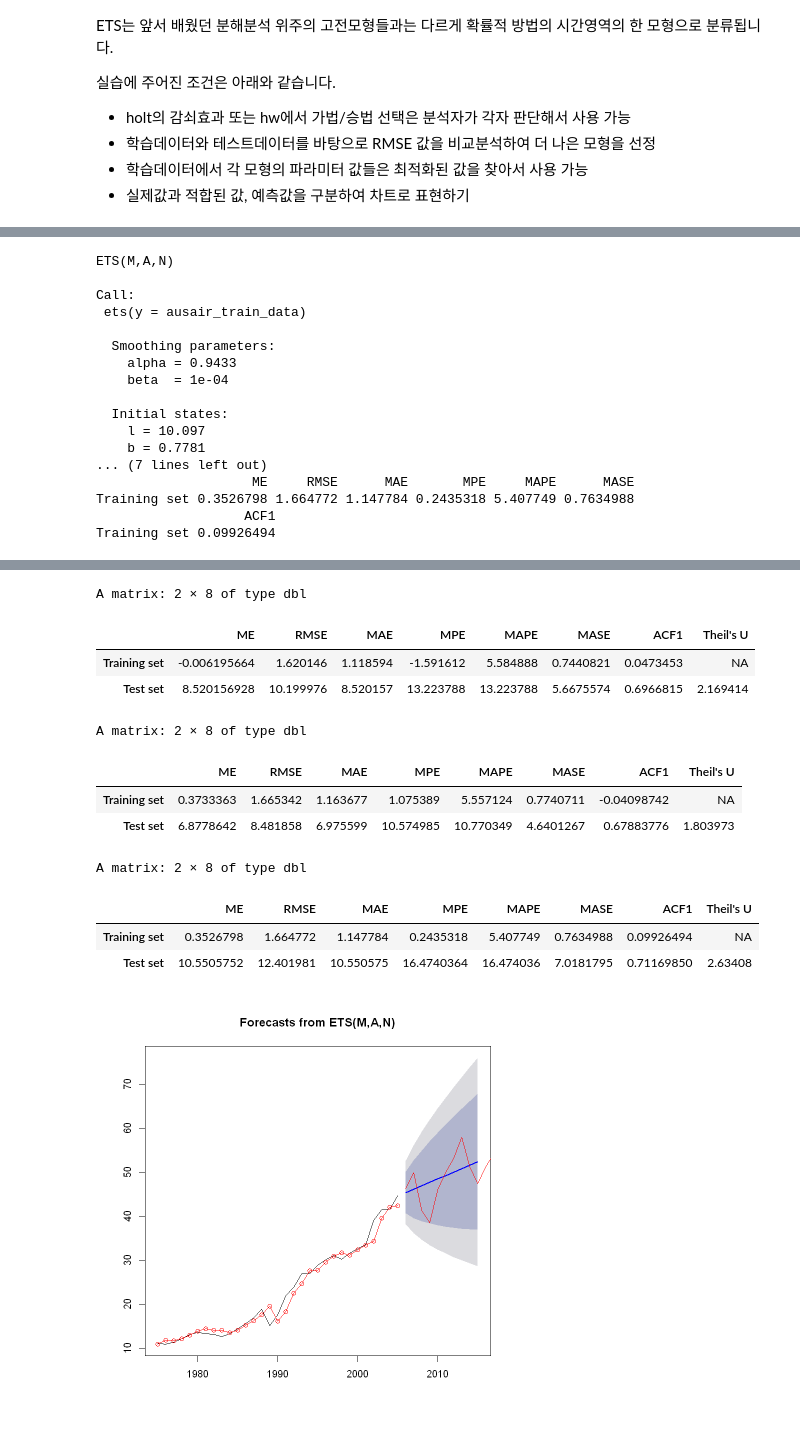
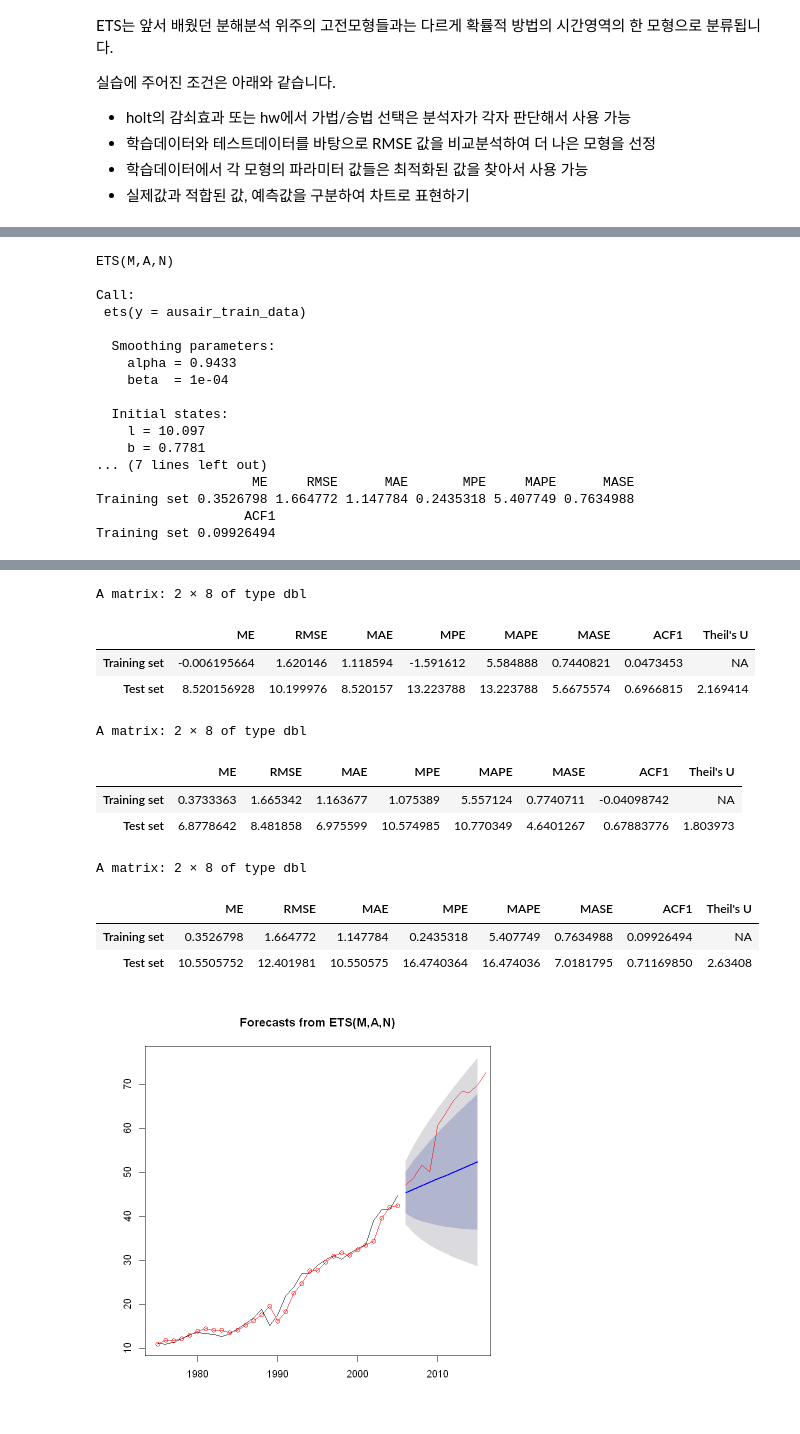
Before and after one commit to ohjinjin/TimeSeries_Lab, a Jupyter notebook: comparing_all_of_exponential_smoothing_method_wih_ets_2.ipynb, the cells around one changed output, grey strips where cells are left out. Saved outputs shown, nothing was run; the diff lists cells and outputs as text; code cells hidden in the pictures.

```diff
--- a/comparing_all_of_exponential_smoothing_method_wih_ets_2.ipynb
+++ b/comparing_all_of_exponential_smoothing_method_wih_ets_2.ipynb
@@ -143,11 +151,13 @@ summary(fit_holt_ausair_2)
 fore_holt_ausair_1 <- forecast(fit_holt_ausair_1)
 plot(fore_holt_ausair_1)
 lines(fitted(fit_holt_ausair_1), type="o", col="red")
+lines(ausair_test_data, col = "red", type = "l")
 
 # forecast holt_damped
 fore_holt_ausair_2 <- forecast(fit_holt_ausair_2)
 plot(fore_holt_ausair_2)
 lines(fitted(fit_holt_ausair_2), type="o", col="red")
+lines(ausair_test_data, col = "red", type = "l")
 
 # fit ets
 fit_ets_ausair <- ets(ausair_train_data)
@@ -157,7 +167,8 @@ summary(fit_ets_ausair)
 fore_ets_ausair <- forecast(fit_ets_ausair)
 plot(fore_ets_ausair)
 lines(fitted(fit_ets_ausair), type="o", col="red")
-lines(simulate(fit_ets_ausair, 12), col="red") # 한번 simulate
+#lines(simulate(fit_ets_ausair, 12), col="red") # 한번 simulate
+lines(ausair_test_data, col = "red", type = "l")
 
 
 # 평가
@@ -204,16 +215,16 @@ Training set 0.09926494
 A matrix: 2 × 8 of type dbl
 |  | ME | RMSE | MAE | MPE | MAPE | MASE | ACF1 | Theil's U |
 | Training set | -0.006195664 | 1.620146 | 1.118594 | -1.591612 | 5.584888 | 0.7440821 | 0.0473453 | NA |
 | Test set | 8.520156928 | 10.199976 | 8.520157 | 13.223788 | 13.223788 | 5.6675574 | 0.6966815 | 2.169414 |
 A matrix: 2 × 8 of type dbl
 |  | ME | RMSE | MAE | MPE | MAPE | MASE | ACF1 | Theil's U |
 | Training set | 0.3733363 | 1.665342 | 1.163677 | 1.075389 | 5.557124 | 0.7740711 | -0.04098742 | NA |
 | Test set | 6.8778642 | 8.481858 | 6.975599 | 10.574985 | 10.770349 | 4.6401267 | 0.67883776 | 1.803973 |
 A matrix: 2 × 8 of type dbl
 |  | ME | RMSE | MAE | MPE | MAPE | MASE | ACF1 | Theil's U |
 | Training set | 0.3526798 | 1.664772 | 1.147784 | 0.2435318 | 5.407749 | 0.7634988 | 0.09926494 | NA |
 | Test set | 10.5505752 | 12.401981 | 10.550575 | 16.4740364 | 16.474036 | 7.0181795 | 0.71169850 | 2.63408 |
-[figure, old version]
+[figure, new version]
 # %% [markdown]
 이번엔 홀트의 선형지수 평활과 ets 두 메소드 간의 비교 실습입니다.<br/>
 마찬가지의 이유로 ETS의 인수를 ZZZ로 두었습니다.<br/>
```
Also changed, not shown: parts of 6 cells of this notebook.
